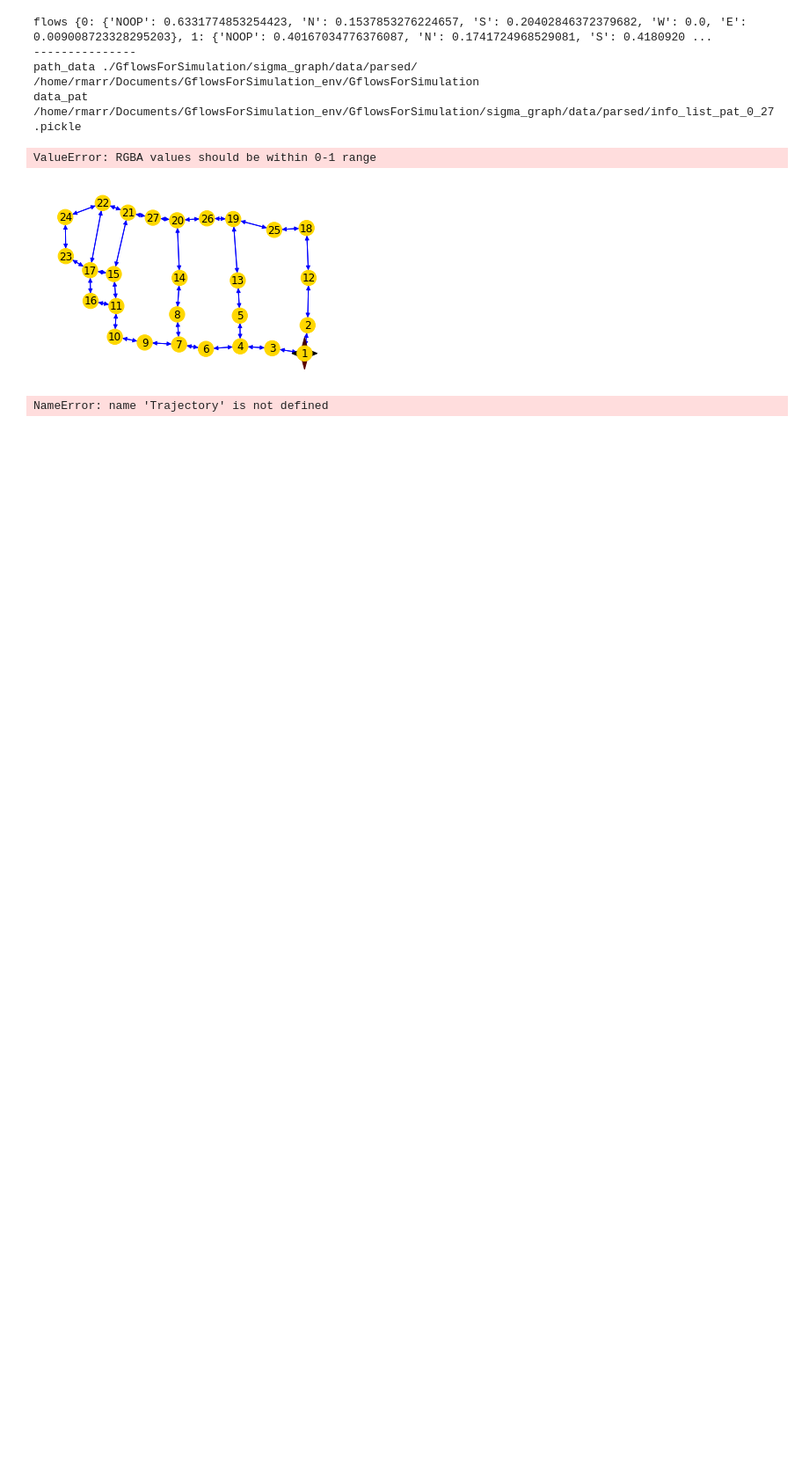
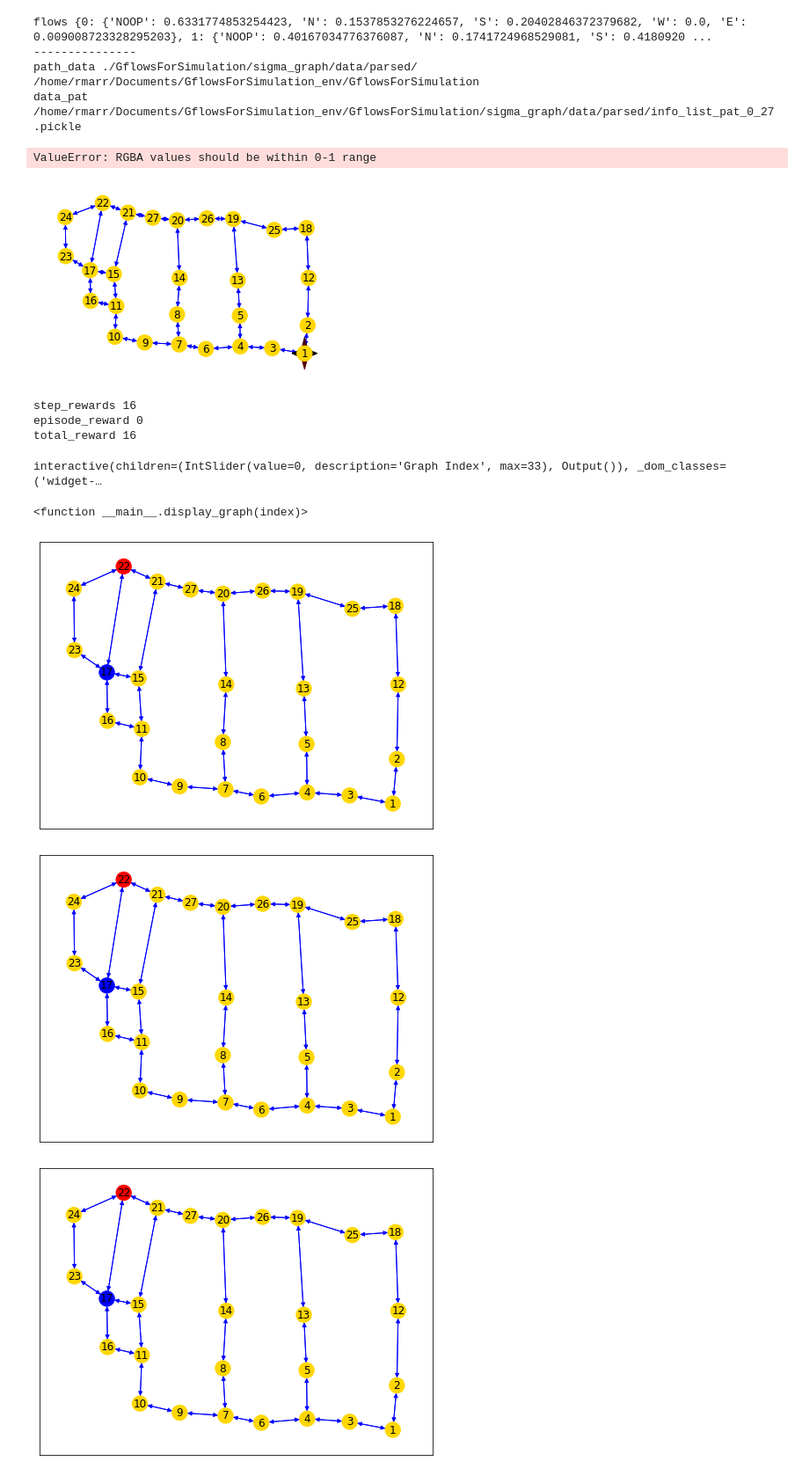
Before and after one commit to rmarrcode/GflowsForSimulation, a Jupyter notebook: vis_tools.ipynb, the cells around one changed output. Shown at 88% size. Cells and saved outputs as stored; diff of their text form; code cells hidden in the pictures; blank space fills up the shorter version.

```diff
--- a/vis_tools.ipynb
+++ b/vis_tools.ipynb
@@ -120,11 +123,50 @@ path_data ./GflowsForSimulation/sigma_graph/data/parsed/
 data_pat /home/rmarr/Documents/GflowsForSimulation_env/GflowsForSimulation/sigma_graph/data/parsed/info_list_pat_0_27.pickle
 ValueError: RGBA values should be within 0-1 range
 [figure]
-# %%
-gflowfigure8.reset()
-for r in range(34):
-    step = gflowfigure8.step(0, [])
-    print(step['red_node'])
-    print(step['blue_node'])
-# %% [output]
-NameError: name 'Trajectory' is not defined
+# %%
+gflowfigure8 = torch.load('models/fcn-complex-number-2024-05-02 19:37:24.pt')
+# %%
+gflowfigure8.reset()
+red_path = []
+blue_path = []
+step_rewards = []
+total_reward = 0
+for r in range(34):
+    step = gflowfigure8.step_fcn_complex(0)
+    red_path.append(step['red_node'])
+    blue_path.append(step['blue_node'])
+    step_rewards.append(step['step_reward'])
+    total_reward += step['step_reward']
+
+print(f'step_rewards {total_reward}')
+episode_reward = gflowfigure8._episode_rewards_aggressive()[0]
+print(f'episode_reward {episode_reward}')
+total_reward += episode_reward
+print(f'total_reward {total_reward}')
+# %% [output]
+step_rewards 16
+episode_reward 0
+total_reward 16
+# %%
+map_info, _ = load_graph_files(map_lookup="S")
+col_map = ["gold"] * len(map_info.n_info)
+
+def display_graph(index):
+    fig, ax = plt.subplots(figsize=(8, 6))
+    cur_col_map = col_map[:]
+    cur_col_map[red_path[index]-1] = "red"
+    cur_col_map[blue_path[index]-1] = "blue"
+    nx.draw_networkx(map_info.g_acs, pos=map_info.n_info, node_color=cur_col_map, edge_color="blue", arrows=True, ax=ax)
+    ax.set_title(f"step rewards {step_rewards[index+1]}")
+    plt.axis('off')
+    plt.show()
+
+# Create an interactive widget to display different graphs
+slider = IntSlider(min=0, max=33, step=1, value=0, description='Graph Index')
+interact(display_graph, index=slider)
+# %% [output]
+interactive(children=(IntSlider(value=0, description='Graph Index', max=33), Output()), _dom_classes=('widget-…
+<function __main__.display_graph(index)>
+[figure, added]
+[figure, added]
+[figure, added]
```
Also changed, not shown: parts of 3 cells of this notebook, 7 other files.
